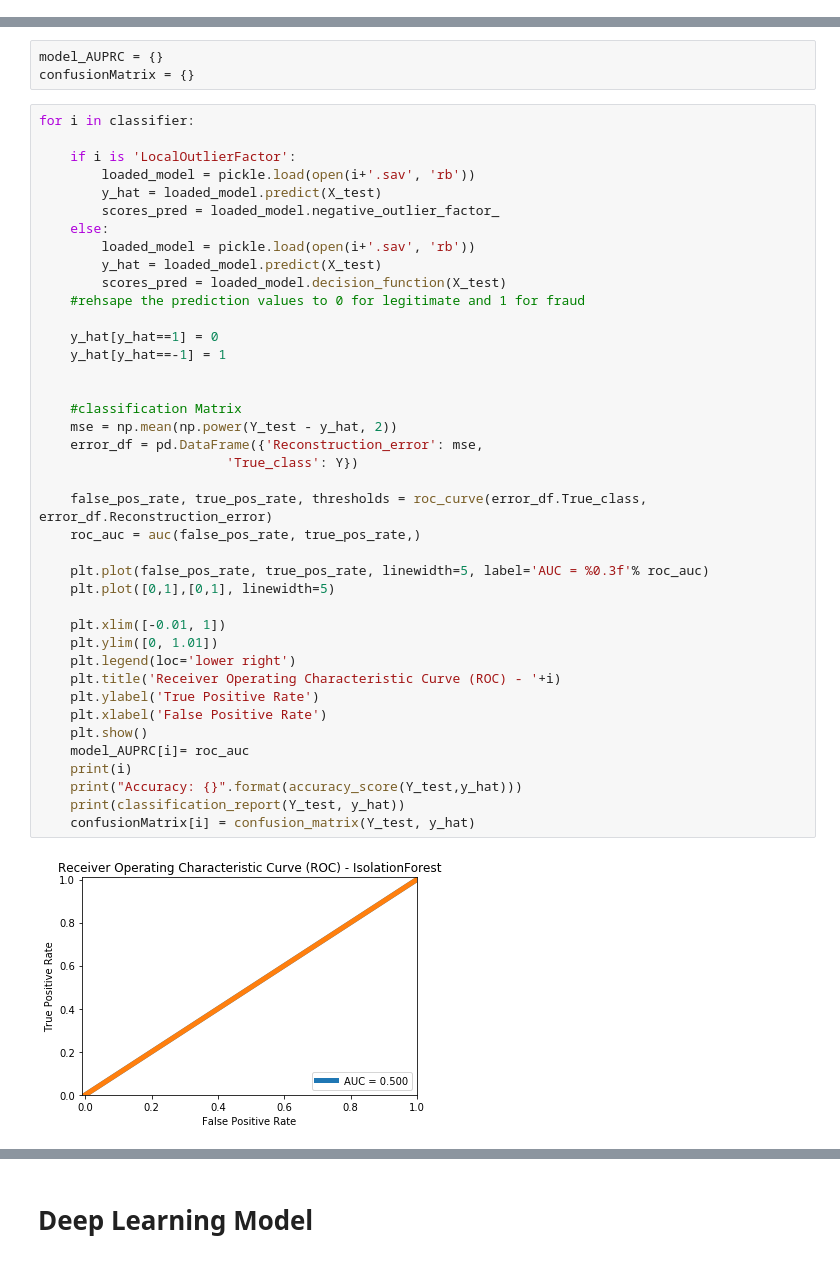
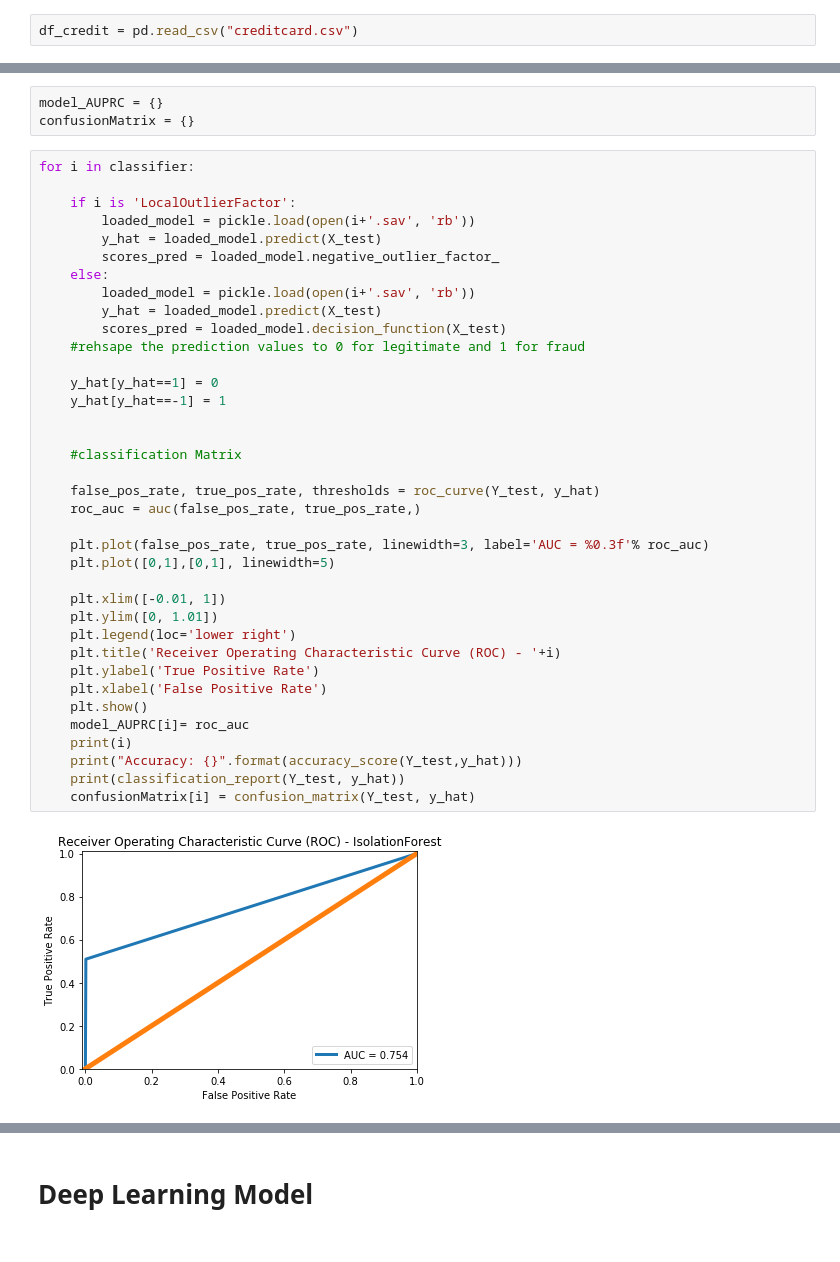
Before and after one commit to pharoah/Credit-Card-Fraud-Detection---Capstone-Project, a Jupyter notebook: CreditCard Fraud Detection - Capstone Project.ipynb, the cells around one changed output, grey strips where cells are left out. Drawn from its saved outputs; the diff is of its cells as text.

```diff
--- a/CreditCard Fraud Detection - Capstone Project.ipynb
+++ b/CreditCard Fraud Detection - Capstone Project.ipynb
@@ -51,3 +41,5 @@ import scipy
+# %%
+df_credit = pd.read_csv("creditcard.csv")
 # %%
 #check shape of the DataFrame
 df_credit.shape
@@ -200,39 +197,36 @@ for i in classifier:
         scores_pred = loaded_model.negative_outlier_factor_
     else:
         loaded_model = pickle.load(open(i+'.sav', 'rb'))
         y_hat = loaded_model.predict(X_test)
         scores_pred = loaded_model.decision_function(X_test)
     #rehsape the prediction values to 0 for legitimate and 1 for fraud
 
     y_hat[y_hat==1] = 0
     y_hat[y_hat==-1] = 1
 
 
     #classification Matrix
-    mse = np.mean(np.power(Y_test - y_hat, 2))
-    error_df = pd.DataFrame({'Reconstruction_error': mse,
-                        'True_class': Y})
 
-    false_pos_rate, true_pos_rate, thresholds = roc_curve(error_df.True_class, error_df.Reconstruction_error)
+    false_pos_rate, true_pos_rate, thresholds = roc_curve(Y_test, y_hat)
     roc_auc = auc(false_pos_rate, true_pos_rate,)
 
-    plt.plot(false_pos_rate, true_pos_rate, linewidth=5, label='AUC = %0.3f'% roc_auc)
+    plt.plot(false_pos_rate, true_pos_rate, linewidth=3, label='AUC = %0.3f'% roc_auc)
     plt.plot([0,1],[0,1], linewidth=5)
 
     plt.xlim([-0.01, 1])
     plt.ylim([0, 1.01])
     plt.legend(loc='lower right')
     plt.title('Receiver Operating Characteristic Curve (ROC) - '+i)
     plt.ylabel('True Positive Rate')
     plt.xlabel('False Positive Rate')
     plt.show()
     model_AUPRC[i]= roc_auc
     print(i)
     print("Accuracy: {}".format(accuracy_score(Y_test,y_hat)))
     print(classification_report(Y_test, y_hat))
     confusionMatrix[i] = confusion_matrix(Y_test, y_hat)
 # %% [output]
-[figure, old version]
+[figure, new version]
 IsolationForest
 Accuracy: 0.9976475545100242
               precision    recall  f1-score   support
```
Also changed, not shown: parts of 41 cells of this notebook, 13 other files.
